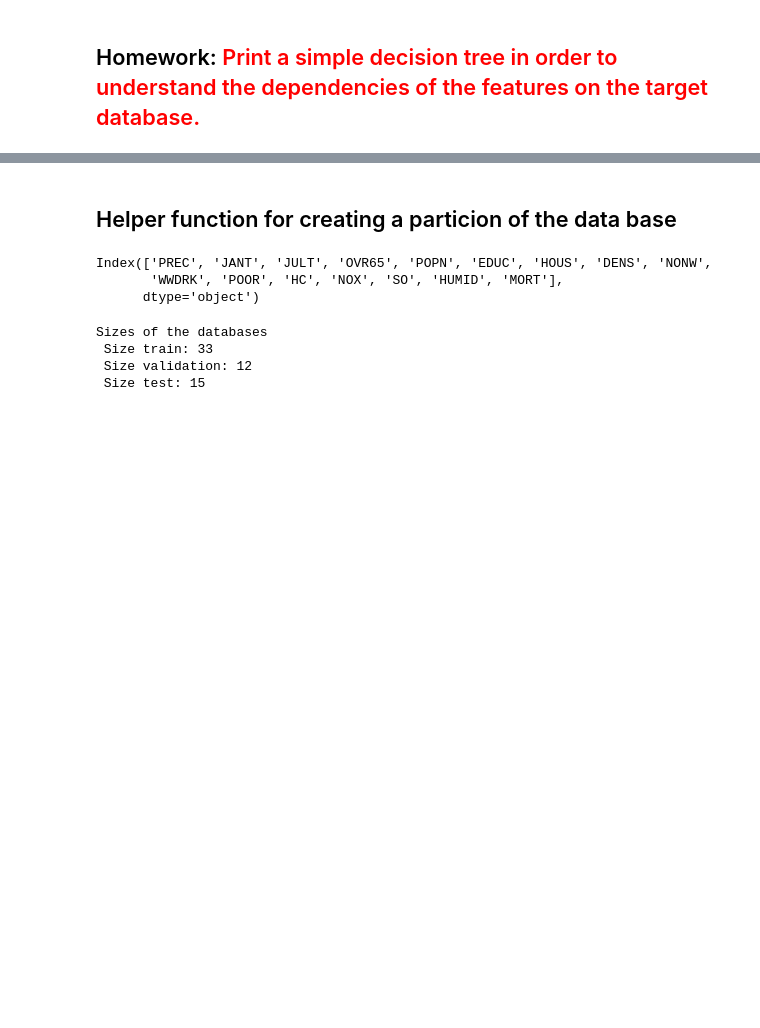
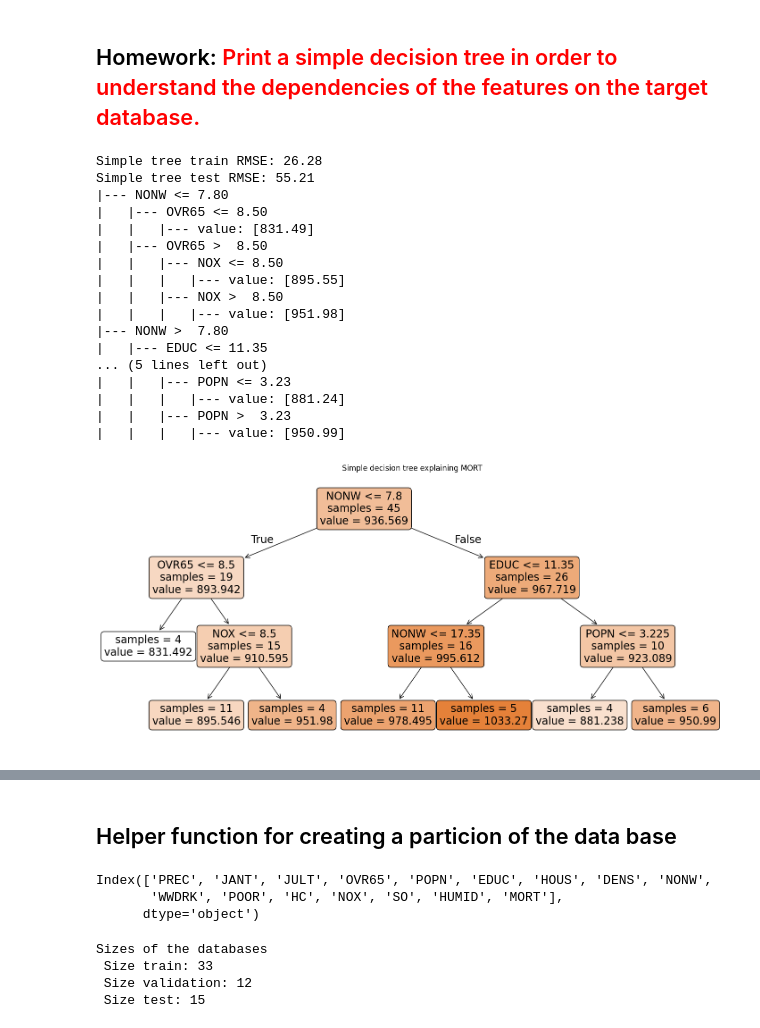
Before and after one commit to unworthyzeus/mlearn-lab, a Jupyter notebook: EightPractice/EightPractice.ipynb, the cells around one changed output, grey strips where cells are left out. Drawn from its saved outputs; the diff is of its cells as text; code cells hidden in the pictures; blank space fills up the shorter version.

```diff
--- a/EightPractice/EightPractice.ipynb
+++ b/EightPractice/EightPractice.ipynb
@@ -100,2 +109,49 @@ ax =Data.hist(figsize= (10,10),bins = 40)
 # %% [markdown]
 ## Homework: <font color='red'> Print a simple decision tree in order to understand the dependencies of the features on the target database.</font>
+# %%
+from sklearn.tree import DecisionTreeRegressor, export_text, plot_tree
+
+tree_features = ColumnName[:-1]
+X_tree_train, X_tree_test, y_tree_train, y_tree_test = train_test_split(
+    Data[tree_features], Data['MORT'], test_size=0.25, random_state=0
+)
+
+simple_tree = DecisionTreeRegressor(max_depth=3, min_samples_leaf=4, random_state=0)
+simple_tree.fit(X_tree_train, y_tree_train)
+
+tree_train_rmse = np.sqrt(mean_squared_error(y_tree_train, simple_tree.predict(X_tree_train)))
+tree_test_rmse = np.sqrt(mean_squared_error(y_tree_test, simple_tree.predict(X_tree_test)))
+
+print(f"Simple tree train RMSE: {tree_train_rmse:2.2f}")
+print(f"Simple tree test RMSE: {tree_test_rmse:2.2f}")
+print(export_text(simple_tree, feature_names=tree_features, decimals=2))
+
+plt.figure(figsize=(18, 8))
+plot_tree(
+    simple_tree,
+    feature_names=tree_features,
+    filled=True,
+    rounded=True,
+    impurity=False
+)
+plt.title('Simple decision tree explaining MORT')
+plt.show()
+# %% [output]
+Simple tree train RMSE: 26.28
+Simple tree test RMSE: 55.21
+|--- NONW <= 7.80
+|   |--- OVR65 <= 8.50
+|   |   |--- value: [831.49]
+|   |--- OVR65 >  8.50
+|   |   |--- NOX <= 8.50
+|   |   |   |--- value: [895.55]
+|   |   |--- NOX >  8.50
+|   |   |   |--- value: [951.98]
+|--- NONW >  7.80
+|   |--- EDUC <= 11.35
+... (5 lines left out)
+|   |   |--- POPN <= 3.23
+|   |   |   |--- value: [881.24]
+|   |   |--- POPN >  3.23
+|   |   |   |--- value: [950.99]
+[figure, added]
```
Also changed, not shown: parts of 24 cells of this notebook, 3 other files.
